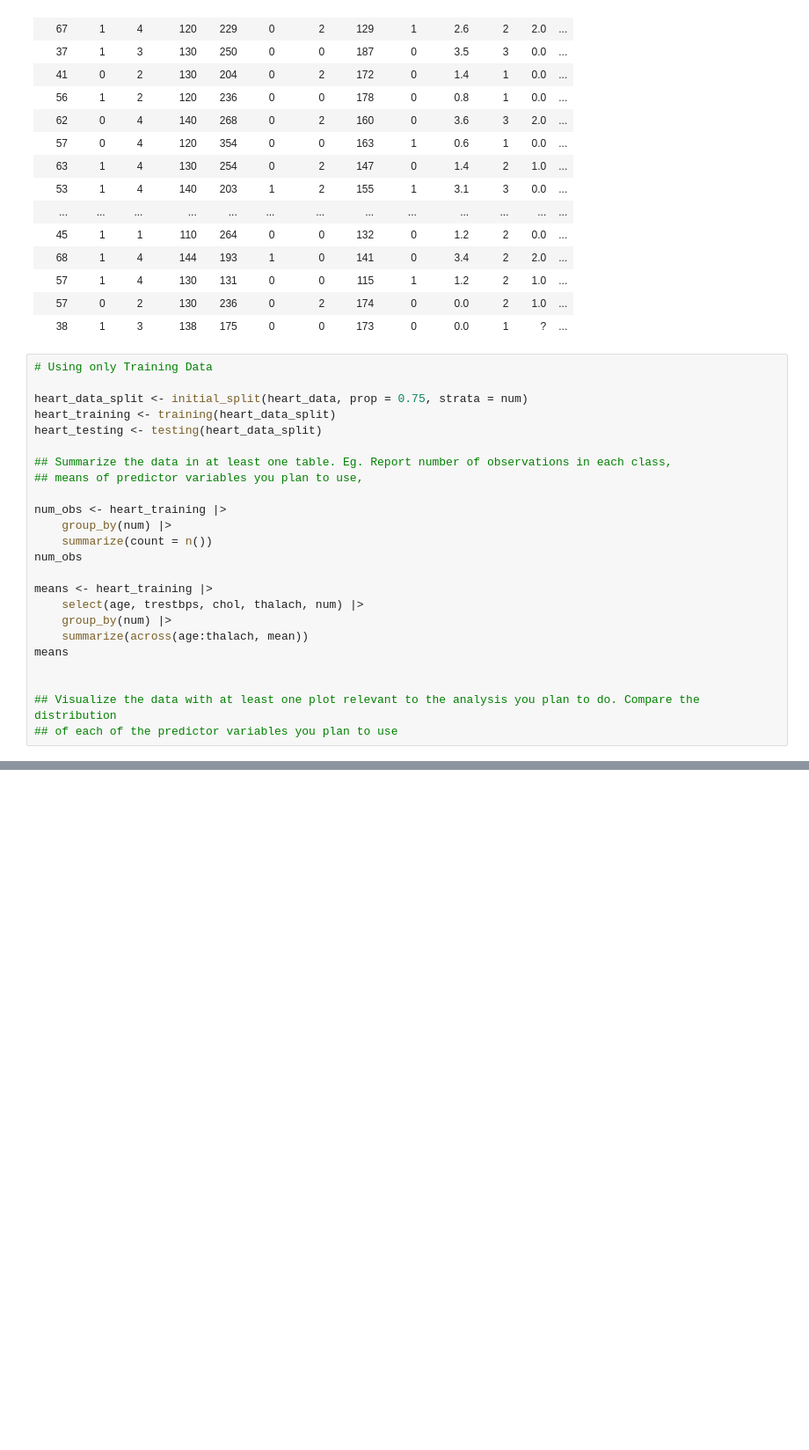
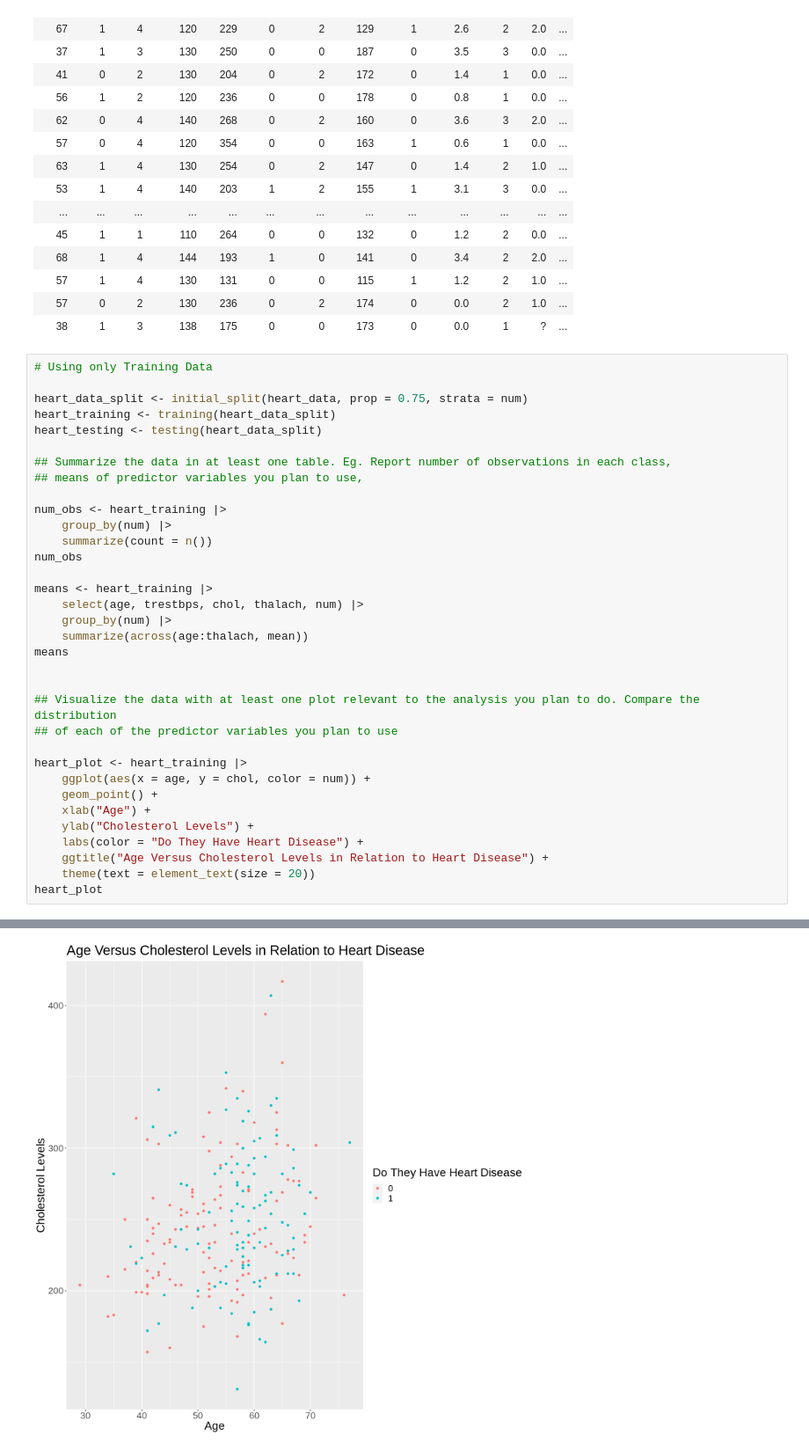
Before and after one commit to andyh031/dsci100-proj-group57, a Jupyter notebook: project.ipynb, the cells around one changed output, grey strips where cells are left out. Shown: that part at 88% size. Drawn from its saved outputs; the diff is of its cells as text; blank space fills up the shorter version.

Commit message:
make graph

```diff
--- a/project.ipynb
+++ b/project.ipynb
@@ -86,33 +86,44 @@ heart_training <- training(heart_data_split)
 heart_testing <- testing(heart_data_split)
 
 ## Summarize the data in at least one table. Eg. Report number of observations in each class,
 ## means of predictor variables you plan to use,
 
 num_obs <- heart_training |>
     group_by(num) |>
     summarize(count = n())
 num_obs
 
 means <- heart_training |>
     select(age, trestbps, chol, thalach, num) |>
     group_by(num) |>
     summarize(across(age:thalach, mean))
 means
 
 
 ## Visualize the data with at least one plot relevant to the analysis you plan to do. Compare the distribution
 ## of each of the predictor variables you plan to use
+
+heart_plot <- heart_training |>
+    ggplot(aes(x = age, y = chol, color = num)) +
+    geom_point() +
+    xlab("Age") +
+    ylab("Cholesterol Levels") +
+    labs(color = "Do They Have Heart Disease") +
+    ggtitle("Age Versus Cholesterol Levels in Relation to Heart Disease") +
+    theme(text = element_text(size = 20))
+heart_plot
 # %% [output]
 A tibble: 2 × 2
 | num | count |
 | <fct> | <int> |
 | 0 | 123 |
 | 1 | 104 |
 A tibble: 2 × 5
 | num | age | trestbps | chol | thalach |
 | <fct> | <dbl> | <dbl> | <dbl> | <dbl> |
 | 0 | 52.96748 | 130.4553 | 243.9106 | 158.6748 |
 | 1 | 57.23077 | 135.5096 | 250.5673 | 138.2308 |
+[figure, added]
 # %% [markdown]
 ## Methods
 To conduct our research on determining the factors that determine whether or not a patient has a heart disease, we will use the Cleveland dataset and split it into a train/test split, and further perfrom cross validation on our training data to tune for an optimal `k` value to use in a K-Nearest Neighbor algorithm for regression. We plan to use the following variables: age, resting heart rate, cholesterol levels, and maximum heart rate achieved. However, these predictors are subject to change should we discover other trends. Upon building a successful model, we will train our model once again with the tuned `k` value and compare its accuracy against the testing data, which includes the classification type of each of the patients that our model will try and predict.
```
Also changed, not shown: parts of 3 cells of this notebook.
